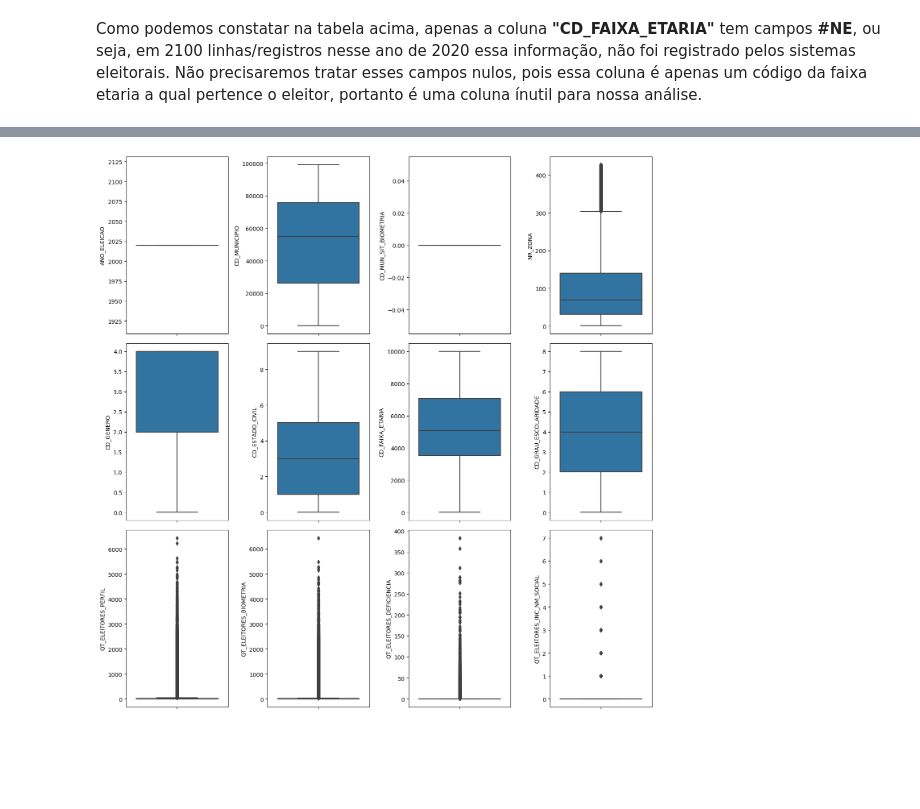
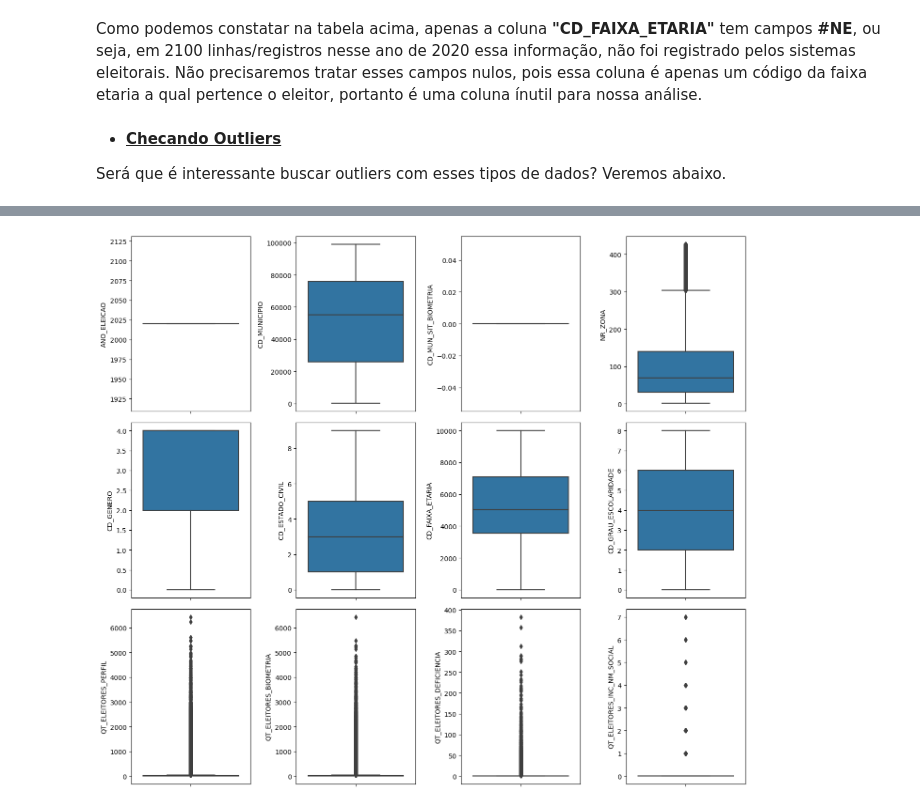
Before and after one commit to gideoni-santos/desafio-RenovaBR, a Jupyter notebook: relatorio.ipynb, the cells around one changed output, grey strips where cells are left out. Saved outputs shown, nothing was run; the diff lists cells and outputs as text; code cells hidden in the pictures; blank space fills up the shorter version.

Commit message:
outlier finalizado

```diff
--- a/relatorio.ipynb
+++ b/relatorio.ipynb
@@ -227,6 +232,10 @@ df_valores_nulos_eleitorado
 | QT_ELEITORES_INC_NM_SOCIAL | 0 | 0 | 0 | 0 |
 # %% [markdown]
 Como podemos constatar na tabela acima, apenas a coluna **"CD_FAIXA_ETARIA"** tem campos **#NE**, ou seja, em 2100 linhas/registros nesse ano de 2020 essa informação, não foi registrado pelos sistemas eleitorais. Não precisaremos tratar esses campos nulos, pois essa coluna é apenas um código da faixa etaria a qual pertence o eleitor, portanto é uma coluna ínutil para nossa análise.
+# %% [markdown]
+- **<u>Checando Outliers</u>**
+
+Será que é interessante buscar outliers com esses tipos de dados? Veremos abaixo.
 # %%
 eleitorado.describe()
 # %% [output]
@@ -242,30 +251,30 @@ eleitorado.describe()
 # %%
 #Este loop percorre as colunas do DataSet verificando se tal váriavel é númerica, caso sim, é adicionado na lista
 variaveis_numericas = []
 for i in eleitorado.columns[0:21].tolist():
         if eleitorado.dtypes[i] == 'int64' or eleitorado.dtypes[i] == 'float64':
             # print(i, ':' , eleitorado.dtypes[i])
             variaveis_numericas.append(i)
 
 #Criando gráfico
-plt.rcParams["figure.figsize"] = [14.00, 14.00]
+plt.rcParams["figure.figsize"] = [14.00, 12.00]
 plt.rcParams["figure.autolayout"] = True
 
 plt.rcParams['font.size'] = 10
 plt.rcParams['axes.titlesize'] = 20
 
 f, axes = plt.subplots(3, 4)
 
 linha = 0
 coluna = 0
 #Este loop percorre a lista da colunas númericas e plota um gráfico para cada váriavel
 for i in variaveis_numericas:
     sns.boxplot(data = eleitorado, y=i, ax=axes[linha][coluna])
     coluna += 1
     if coluna == 4:
         linha += 1
         coluna = 0
 
 plt.show()
 # %% [output]
-[figure, old version]
+[figure, new version]
```
Also changed, not shown: parts of 2 cells of this notebook.
